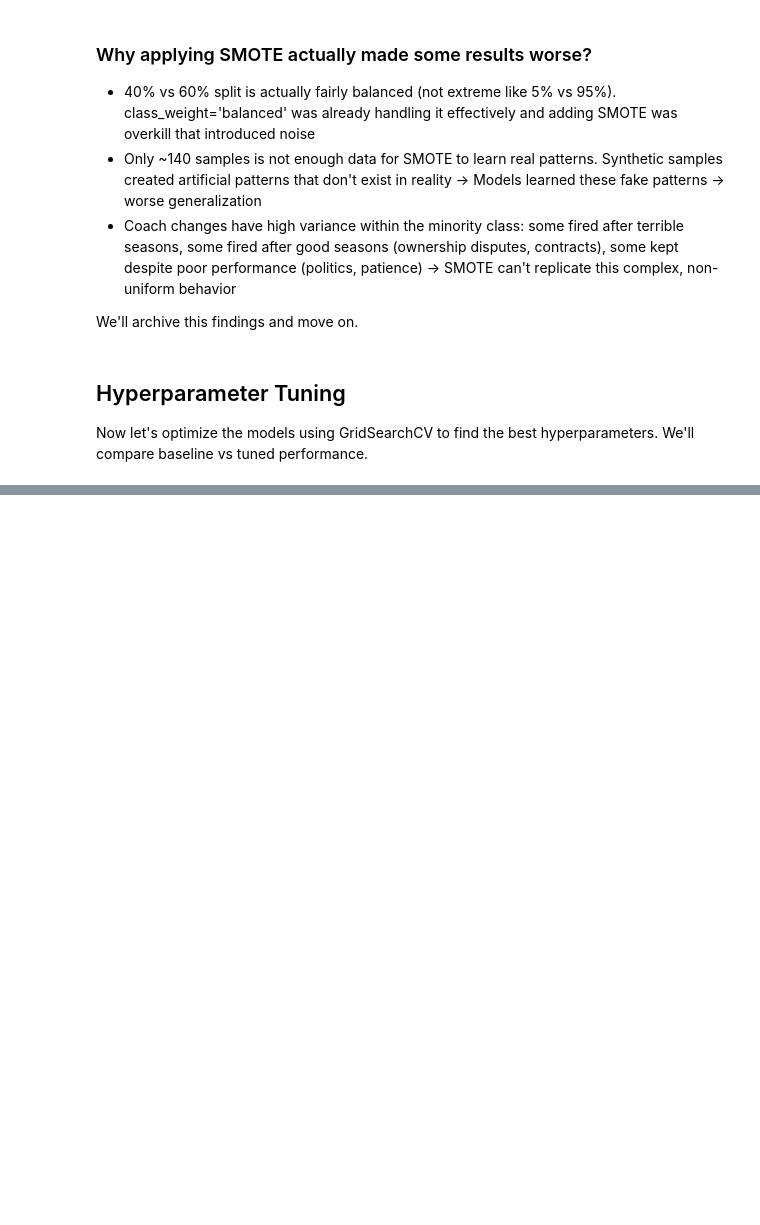
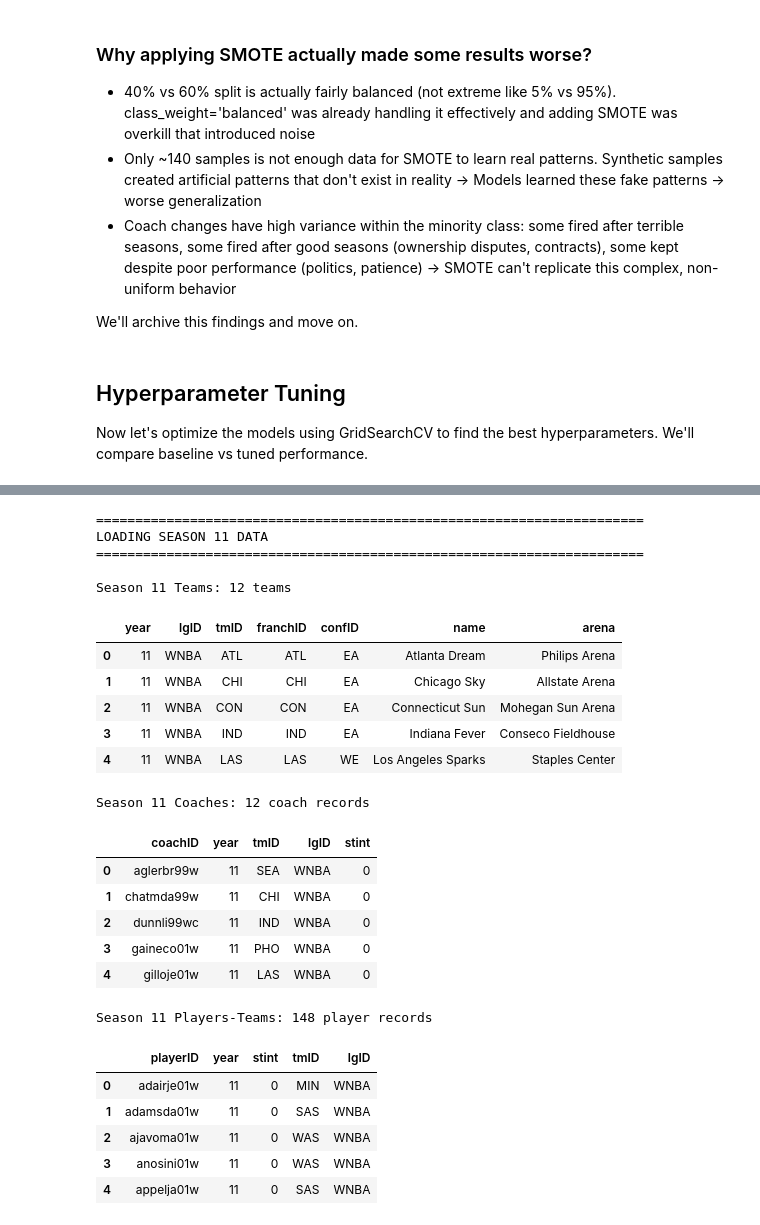
Before and after one commit to diogovenade/ac-wnba, a Jupyter notebook: src/coach_change.ipynb, the cells around one changed output, grey strips where cells are left out. Saved outputs shown, nothing was run; the diff lists cells and outputs as text; code cells hidden in the pictures; blank space fills up the shorter version.

```diff
--- a/src/coach_change.ipynb
+++ b/src/coach_change.ipynb
@@ -1200,0 +1597,46 @@ print("\nNote: Even small improvements in ROC-AUC can be significant with limite
+# %%
+# Load Season 11 datasets
+print("="*70)
+print("LOADING SEASON 11 DATA")
+print("="*70)
+
+# Load Season 11 teams data
+season11_teams = pd.read_csv('../Season_11/teams.csv')
+print(f"\nSeason 11 Teams: {len(season11_teams)} teams")
+display(season11_teams.head())
+
+# Load Season 11 coaches data
+season11_coaches = pd.read_csv('../Season_11/coaches.csv')
+print(f"\nSeason 11 Coaches: {len(season11_coaches)} coach records")
+display(season11_coaches.head())
+
+# Load Season 11 players_teams data
+season11_players_teams = pd.read_csv('../Season_11/players_teams.csv')
+print(f"\nSeason 11 Players-Teams: {len(season11_players_teams)} player records")
+display(season11_players_teams.head())
+# %% [output]
+======================================================================
+LOADING SEASON 11 DATA
+======================================================================
+
+Season 11 Teams: 12 teams
+|  | year | lgID | tmID | franchID | confID | name | arena |
+| 0 | 11 | WNBA | ATL | ATL | EA | Atlanta Dream | Philips Arena |
+| 1 | 11 | WNBA | CHI | CHI | EA | Chicago Sky | Allstate Arena |
+| 2 | 11 | WNBA | CON | CON | EA | Connecticut Sun | Mohegan Sun Arena |
+| 3 | 11 | WNBA | IND | IND | EA | Indiana Fever | Conseco Fieldhouse |
+| 4 | 11 | WNBA | LAS | LAS | WE | Los Angeles Sparks | Staples Center |
+Season 11 Coaches: 12 coach records
+|  | coachID | year | tmID | lgID | stint |
+| 0 | aglerbr99w | 11 | SEA | WNBA | 0 |
+| 1 | chatmda99w | 11 | CHI | WNBA | 0 |
+| 2 | dunnli99wc | 11 | IND | WNBA | 0 |
+| 3 | gaineco01w | 11 | PHO | WNBA | 0 |
+| 4 | gilloje01w | 11 | LAS | WNBA | 0 |
+Season 11 Players-Teams: 148 player records
+|  | playerID | year | stint | tmID | lgID |
+| 0 | adairje01w | 11 | 0 | MIN | WNBA |
+| 1 | adamsda01w | 11 | 0 | SAS | WNBA |
+| 2 | ajavoma01w | 11 | 0 | WAS | WNBA |
+| 3 | anosini01w | 11 | 0 | WAS | WNBA |
+| 4 | appelja01w | 11 | 0 | SAS | WNBA |
```
Also changed, not shown: parts of 36 cells of this notebook.
